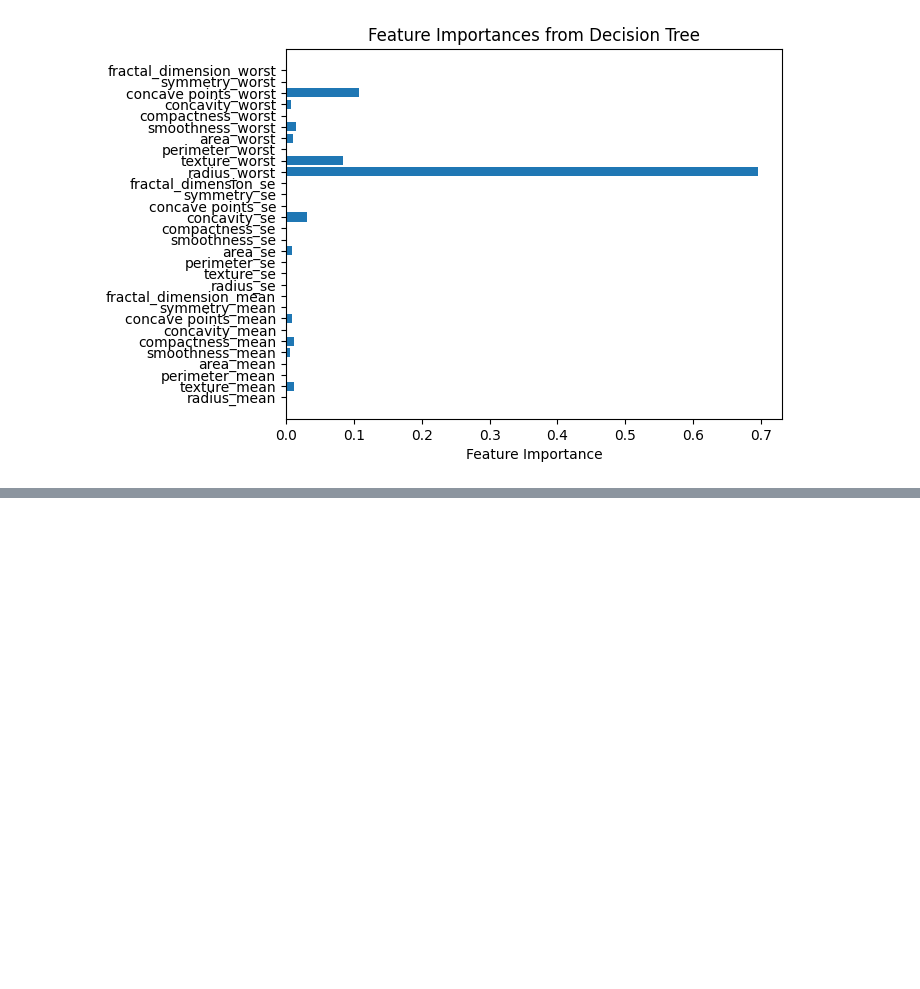
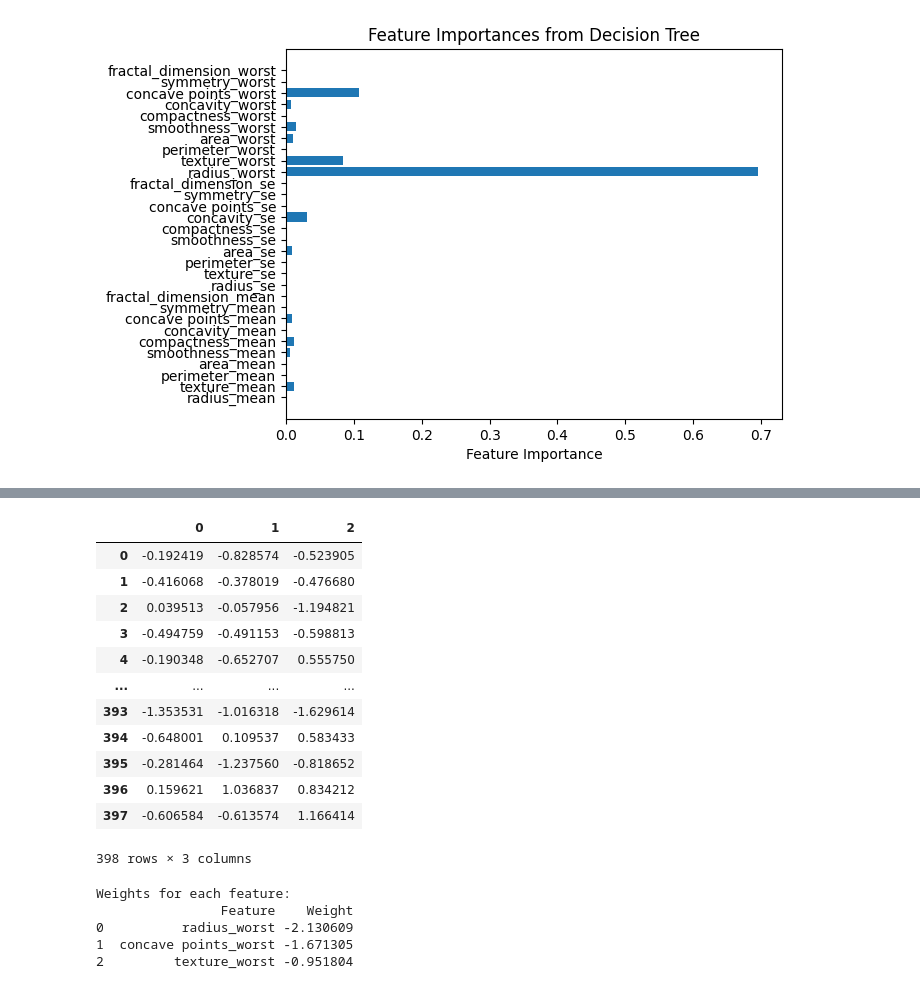
Before and after one commit to SergeyAkh/SVM, a Jupyter notebook: SVM.ipynb, the cells around one changed output, grey strips where cells are left out. Cells and saved outputs as stored; diff of their text form; code cells hidden in the pictures; blank space fills up the shorter version.

```diff
--- a/SVM.ipynb
+++ b/SVM.ipynb
@@ -244,5 +293,5 @@ Important features based on Decision Tree:
 radius_worst
 [figure]
 # %%
-X = data[["radius_worst", "concavity_worst", "texture_worst"]]
+X = data.iloc[:, 2:].iloc[:, np.argsort(feature_importances)[::-1][:3]]
 y = data[["diagnosis"]]
@@ -317,0 +400,40 @@ plt.show()
+# %%
+    # Plot data points
+    plt.scatter(X[y == -1][:, 0], X[y == -1][:, 1], color='red', label='Class -1')
+    plt.scatter(X[y == 1][:, 0], X[y == 1][:, 1], color='blue', label='Class 1')
+
+    # Create grid to plot the decision boundary and margins
+    x_min, x_max = X[:, 0].min() - 1, X[:, 0].max() + 1
+    y_min, y_max = X[:, 1].min() - 1, X[:, 1].max() + 1
+    xx, yy = np.meshgrid(np.linspace(x_min, x_max, 100), np.linspace(y_min, y_max, 100))
+
+    # Calculate the decision function over the grid
+    Z = svm_model.decision_function(np.c_[xx.ravel(), yy.ravel()])
+    Z = Z.reshape(xx.shape)
+
+    # Plot decision boundary and margins
+    plt.contour(xx, yy, Z, levels=[0], linewidths=2, colors='black')  # Decision boundary
+    plt.contour(xx, yy, Z, levels=[1], linestyles='--', colors='gray')  # Upper margin
+    plt.contour(xx, yy, Z, levels=[-1], linestyles='--', colors='gray')  # Lower margin
+
+    # Set plot properties
+    plt.title("SVM with Decision Boundary and Margins")
+    plt.xlabel("Feature 1")
+    plt.ylabel("Feature 2")
+    plt.legend()
+    plt.grid(True)
+    plt.show()
+# %% [output]
+|  | 0 | 1 | 2 |
+| 0 | -0.192419 | -0.828574 | -0.523905 |
+| 1 | -0.416068 | -0.378019 | -0.476680 |
+| 2 | 0.039513 | -0.057956 | -1.194821 |
+| 3 | -0.494759 | -0.491153 | -0.598813 |
+| 4 | -0.190348 | -0.652707 | 0.555750 |
+| ... | ... | ... | ... |
+| 393 | -1.353531 | -1.016318 | -1.629614 |
+| 394 | -0.648001 | 0.109537 | 0.583433 |
+| 395 | -0.281464 | -1.237560 | -0.818652 |
+| 396 | 0.159621 | 1.036837 | 0.834212 |
+| 397 | -0.606584 | -0.613574 | 1.166414 |
+398 rows × 3 columns
@@ -317,0 +448,9 @@ plt.show()
+# %%
+print("Weights for each feature:")
+print(weight_df)
+# %% [output]
+Weights for each feature:
+                Feature    Weight
+0          radius_worst -2.130609
+1  concave points_worst -1.671305
+2         texture_worst -0.951804
```
Also changed, not shown: parts of 53 cells of this notebook, 1 other file.
